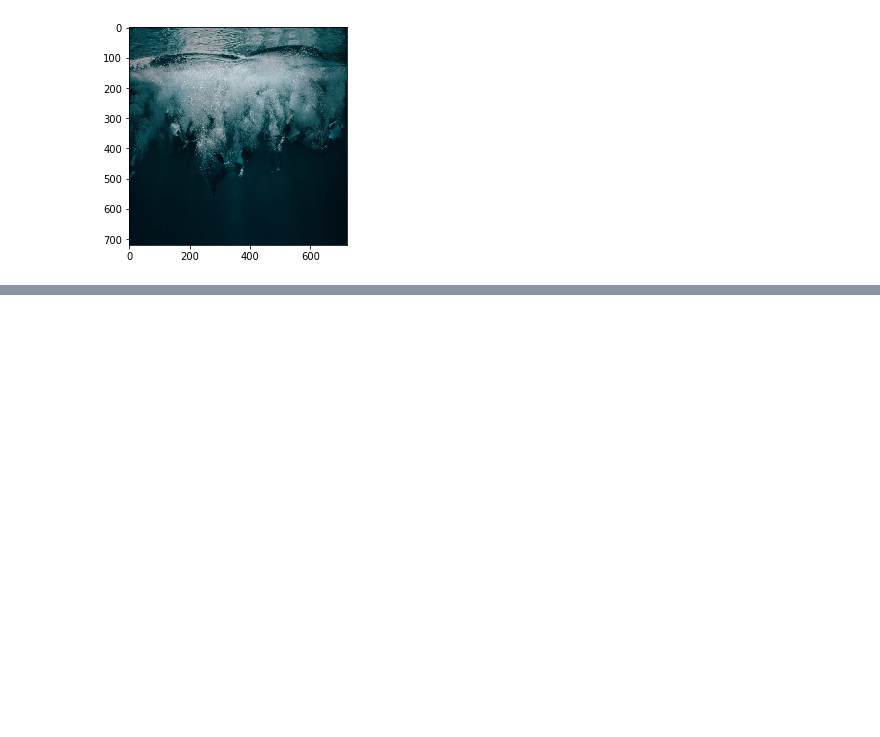
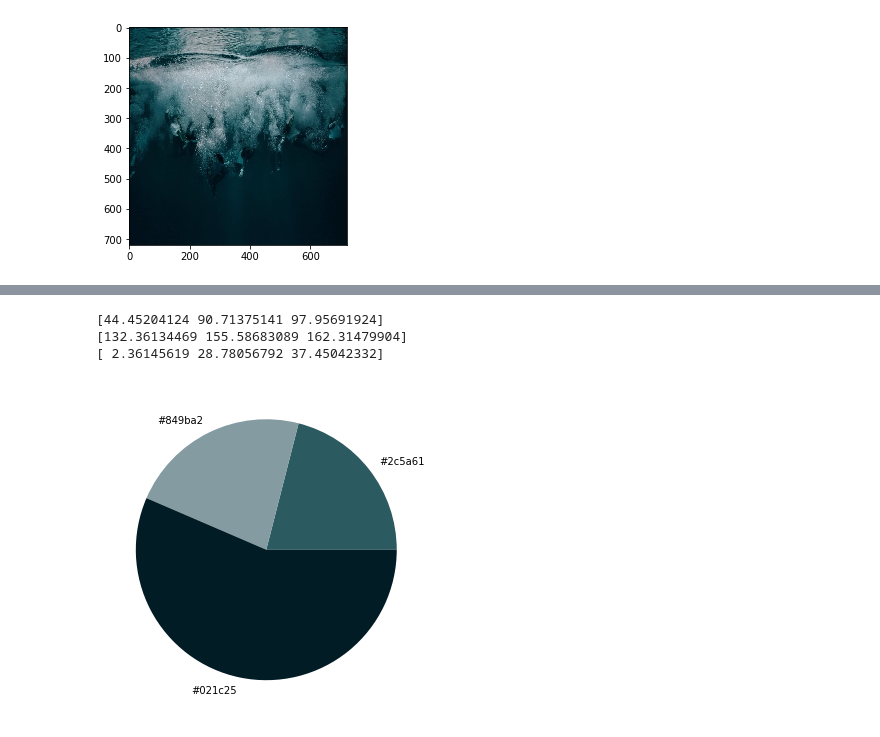
Before and after one commit to SalimAmarti/Color_Classifier, a Jupyter notebook: Color classifier.ipynb, the cells around one changed output, grey strips where cells are left out. Saved outputs shown, nothing was run; the diff lists cells and outputs as text; code cells hidden in the pictures; blank space fills up the shorter version.

```diff
--- a/Color classifier.ipynb
+++ b/Color classifier.ipynb
@@ -93,0 +125,8 @@ get_colors(get_image('2020-11-27_12-36-16_UTC_2.jpg'), 3, True)
+# %%
+for i in get_colors(get_image('2020-11-27_12-36-16_UTC_2.jpg'), 3, True):
+    print(i)
+# %% [output]
+[44.45204124 90.71375141 97.95691924]
+[132.36134469 155.58683089 162.31479904]
+[ 2.36145619 28.78056792 37.45042332]
+[figure, added]
```
Also changed, not shown: parts of 8 cells of this notebook.
